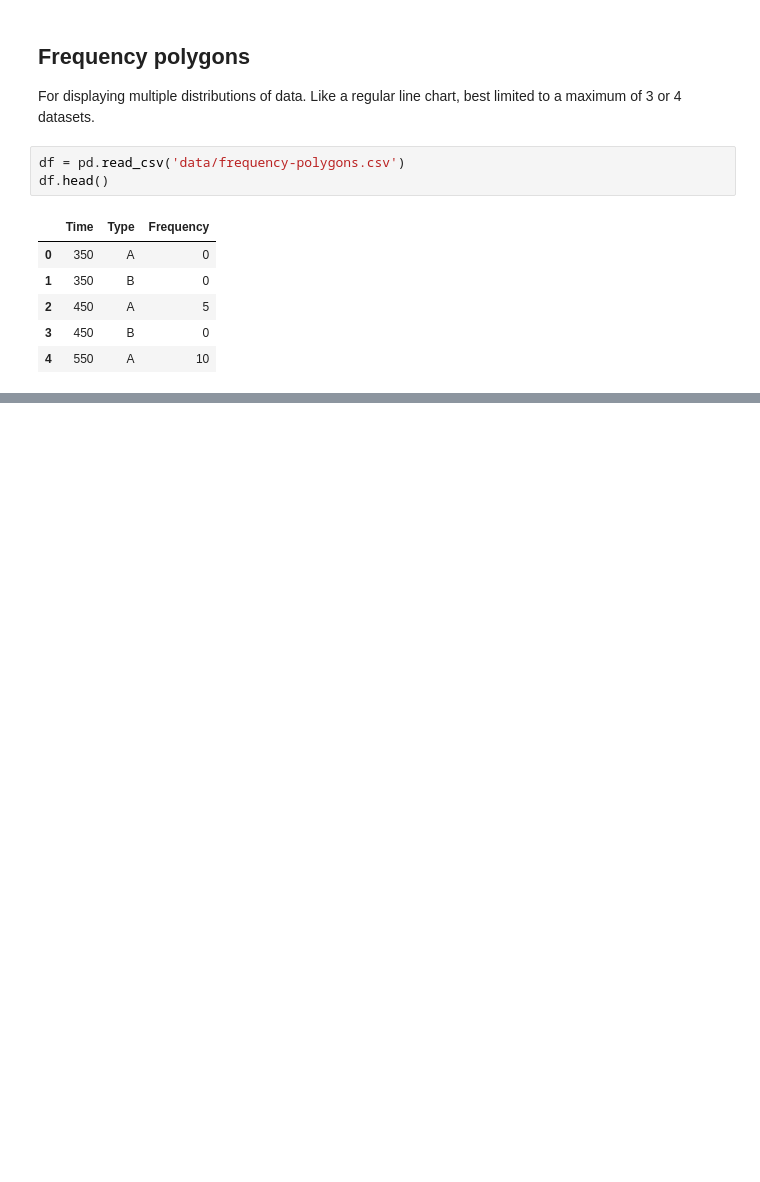
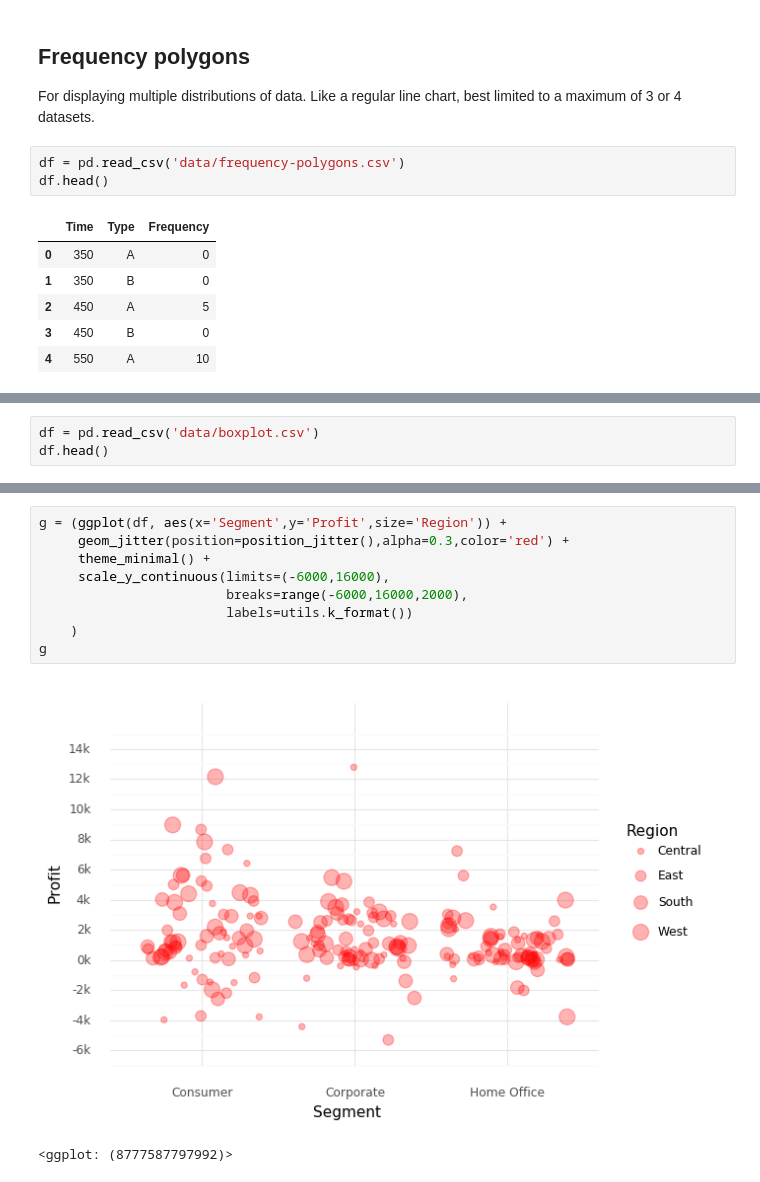
Before and after one commit to cstorm125/viztech, a Jupyter notebook: distribution.ipynb, the cells around one changed output, grey strips where cells are left out. Saved outputs shown, nothing was run; the diff lists cells and outputs as text; blank space fills up the shorter version.

```diff
--- a/distribution.ipynb
+++ b/distribution.ipynb
@@ -309,0 +314,3 @@ g
+# %%
+df = pd.read_csv('data/boxplot.csv')
+df.head()
@@ -309,0 +324,12 @@ g
+# %%
+g = (ggplot(df, aes(x='Segment',y='Profit',size='Region')) +
+     geom_jitter(position=position_jitter(),alpha=0.3,color='red') +
+     theme_minimal() +
+     scale_y_continuous(limits=(-6000,16000),
+                        breaks=range(-6000,16000,2000),
+                        labels=utils.k_format())
+    )
+g
+# %% [output]
+[figure, added]
+<ggplot: (8777587797992)>
```
Also changed, not shown: parts of 14 cells of this notebook, 10 other files.
